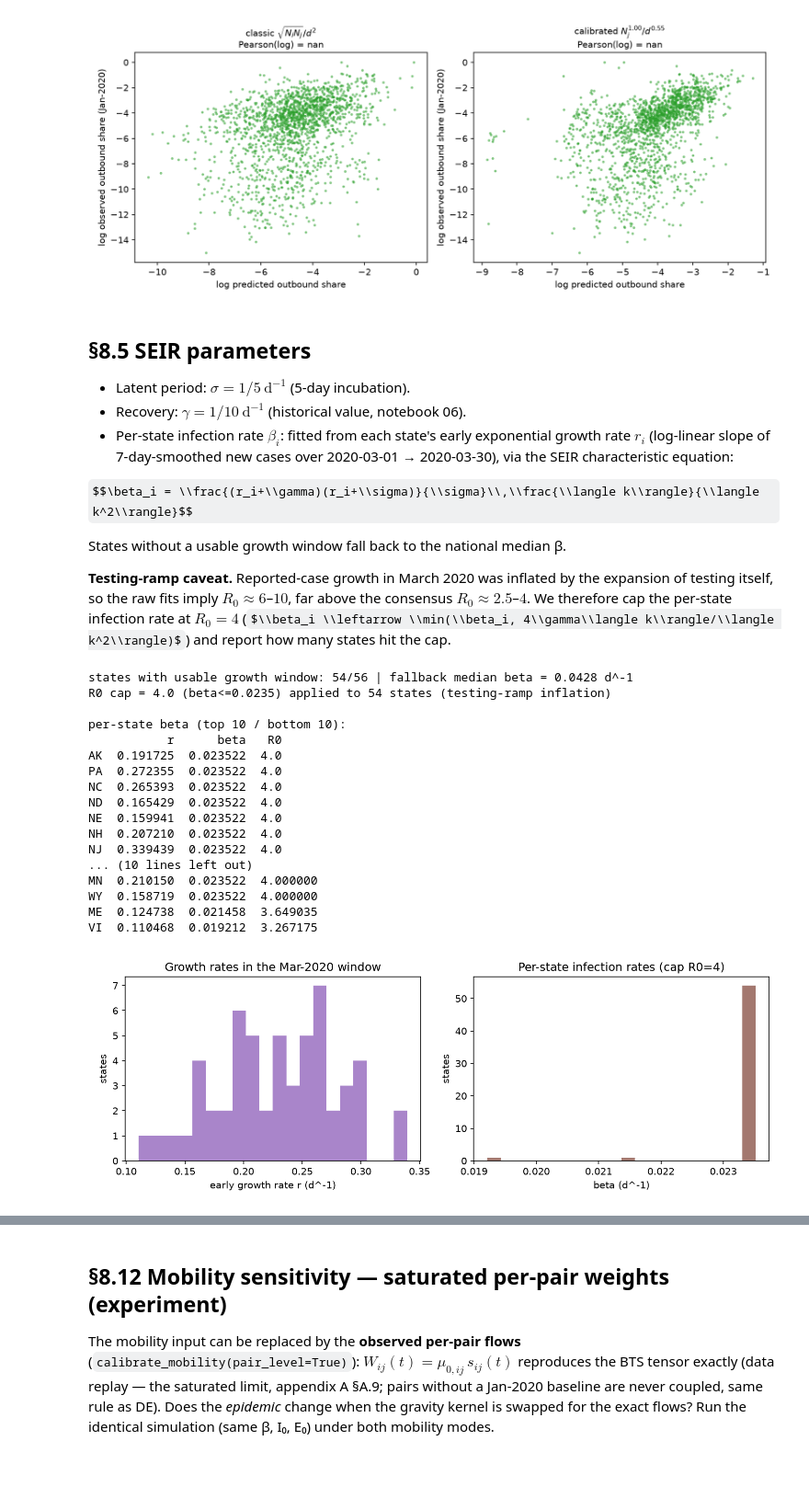
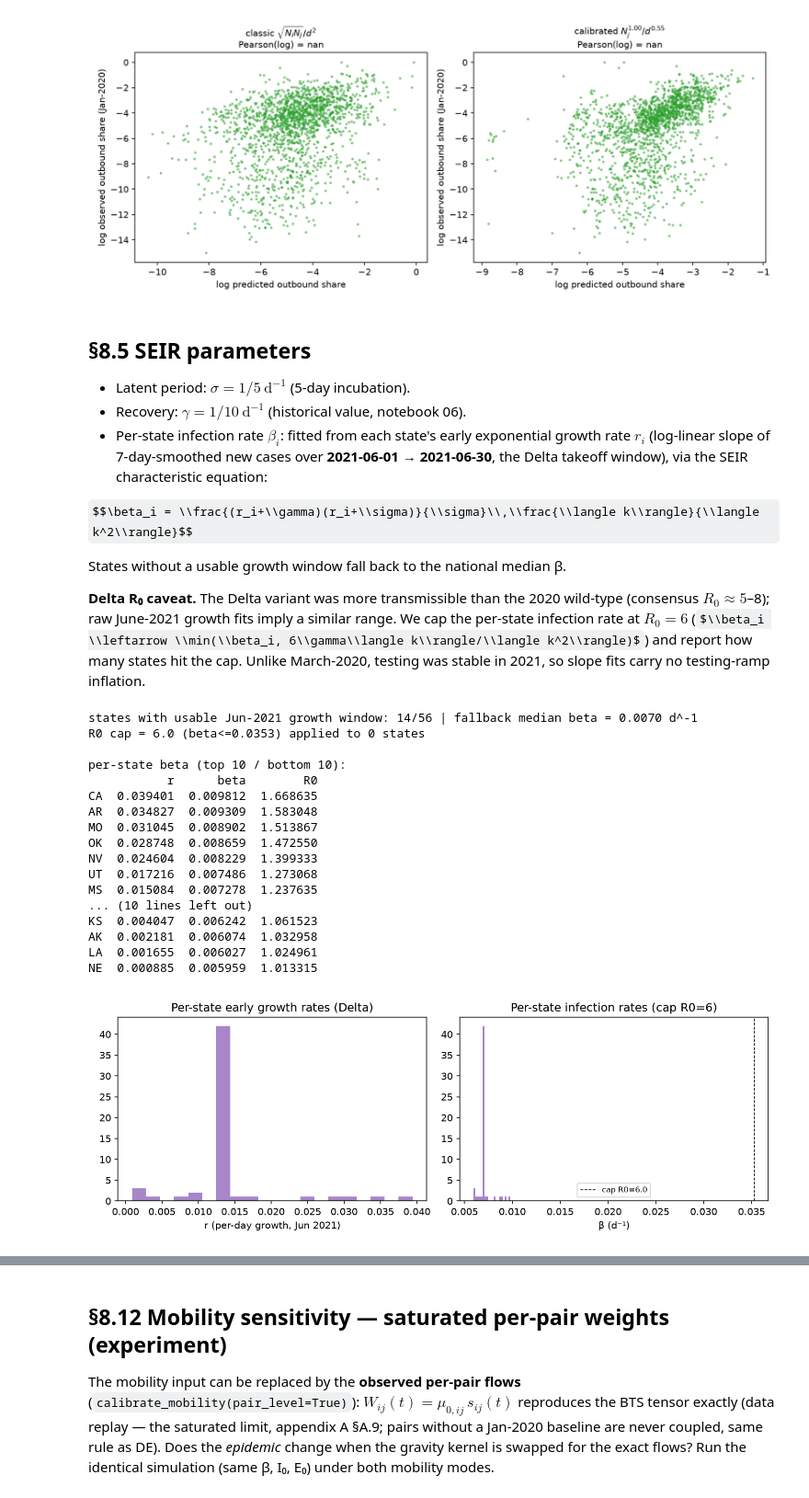
Before and after one commit to Zikai311/US_COVID, a Jupyter notebook: notebooks/08_metapopulation.ipynb, the cells around one changed output, grey strips where cells are left out. Shown at 92% size. Saved outputs shown, nothing was run; the diff lists cells and outputs as text; code cells hidden in the pictures; some formulas as TeX source; blank space fills up the shorter version.

Commit message:
notebook 08: wave-4 (Delta 2021) run — window 2021-06..10, Jun-growth beta, R0 cap 6

```diff
--- a/notebooks/08_metapopulation.ipynb
+++ b/notebooks/08_metapopulation.ipynb
@@ -278,18 +279,19 @@ calibrated N_j^1.00/d^0.55         pooled share Pearson = 0.4484 | Spearman = 0.
 - Recovery: $\gamma = 1/10\ \mathrm{d}^{-1}$ (historical value, notebook 06).
 - Per-state infection rate $\beta_i$: fitted from each state's early
   exponential growth rate $r_i$ (log-linear slope of 7-day-smoothed new
-  cases over 2020-03-01 → 2020-03-30), via the SEIR characteristic equation:
+  cases over **2021-06-01 → 2021-06-30**, the Delta takeoff window), via
+  the SEIR characteristic equation:
 
 $$\beta_i = \\frac{(r_i+\\gamma)(r_i+\\sigma)}{\\sigma}\\,\\frac{\\langle k\\rangle}{\\langle k^2\\rangle}$$
 
 States without a usable growth window fall back to the national median β.
 
-**Testing-ramp caveat.** Reported-case growth in March 2020 was inflated by
-the expansion of testing itself, so the raw fits imply $R_0 \approx 6$–$10$,
-far above the consensus $R_0 \approx 2.5$–$4$.  We therefore cap the
-per-state infection rate at $R_0 = 4$
-($\\beta_i \\leftarrow \\min(\\beta_i, 4\\gamma\\langle k\\rangle/\\langle k^2\\rangle)$)
-and report how many states hit the cap.
+**Delta R₀ caveat.** The Delta variant was more transmissible than the
+2020 wild-type (consensus $R_0 \approx 5$–8); raw June-2021 growth fits
+imply a similar range. We cap the per-state infection rate at
+$R_0 = 6$ ($\\beta_i \\leftarrow \\min(\\beta_i, 6\\gamma\\langle k\\rangle/\\langle k^2\\rangle)$)
+and report how many states hit the cap. Unlike March-2020, testing was
+stable in 2021, so slope fits carry no testing-ramp inflation.
 # %%
 sigma, gamma = 1.0/5, 1.0/10
 mom_ratio = mean_k2 / mean_k
@@ -303,61 +305,63 @@ def fit_growth(df_sub):
     slope, _ = np.polyfit(t[m], np.log(s_[m]), 1)
     return slope if slope > 0 else np.nan
 
-win_start = pd.Timestamp('2020-03-01')
+win_start = pd.Timestamp('2021-06-01')
 win_days = 30
 r_i, beta_i = {}, {}
 for code in JURISDICTIONS:
     name = CODE_TO_NAME[code]
     sub = us[(us.state == name) & (us.date >= win_start)
              & (us.date < win_start + pd.Timedelta(days=win_days))].reset_index(drop=True)
     r_i[code] = fit_growth(sub)
     rv = r_i[code]
     beta_i[code] = (rv + gamma) * (rv + sigma) / sigma / mom_ratio if not np.isnan(rv) else np.nan
 
 rs = pd.Series(r_i); bs = pd.Series(beta_i)
 n_fit = int(bs.notna().sum())
 med_beta = float(bs.median())
 bs = bs.fillna(med_beta)
 rs = rs.fillna(float(rs.median()))
 
-R0_MAX = 4.0
+R0_MAX = 6.0   # Delta consensus upper bound (wave-1 run used 4.0)
 beta_cap = R0_MAX * gamma / mom_ratio
 n_cap = int((bs > beta_cap).sum())
 bs = bs.clip(upper=beta_cap)
-print(f'states with usable growth window: {n_fit}/56 | fallback median beta = {med_beta:.4f} d^-1')
-print(f'R0 cap = {R0_MAX} (beta<={beta_cap:.4f}) applied to {n_cap} states (testing-ramp inflation)')
+print(f'states with usable Jun-2021 growth window: {n_fit}/56 | fallback median beta = {med_beta:.4f} d^-1')
+print(f'R0 cap = {R0_MAX} (beta<={beta_cap:.4f}) applied to {n_cap} states')
 
 fit_df = pd.DataFrame({'r': rs, 'beta': bs, 'R0': bs * mom_ratio / gamma})
 print('\nper-state beta (top 10 / bottom 10):')
 print(fit_df.sort_values('beta', ascending=False).head(10).to_string())
 print(fit_df.sort_values('beta', ascending=False).tail(10).to_string())
 
 fig, axes = plt.subplots(1, 2, figsize=(10, 3.6))
 axes[0].hist(rs, bins=20, color='C4', alpha=0.8)
-axes[0].set_xlabel('early growth rate r (d^-1)'); axes[0].set_ylabel('states')
-axes[1].hist(bs, bins=20, color='C5', alpha=0.8)
-axes[1].set_xlabel('beta (d^-1)'); axes[1].set_ylabel('states')
-axes[0].set_title('Growth rates in the Mar-2020 window')
-axes[1].set_title('Per-state infection rates (cap R0=4)')
+axes[0].set_xlabel('r (per-day growth, Jun 2021)')
+axes[0].set_title('Per-state early growth rates (Delta)')
+axes[1].hist(bs, bins=20, color='C4', alpha=0.8)
+axes[1].axvline(beta_cap, color='k', ls='--', lw=0.8, label=f'cap R0={R0_MAX}')
+axes[1].set_xlabel('β (d⁻¹)')
+axes[1].set_title('Per-state infection rates (cap R0=6)')
+axes[1].legend(fontsize=8)
 plt.tight_layout(); plt.savefig(f'{ASSETS}/fig64_beta_estimates.png'); plt.show()
 show_fig(f'{ASSETS}/fig64_beta_estimates.png')
 # %% [output]
-states with usable growth window: 54/56 | fallback median beta = 0.0428 d^-1
-R0 cap = 4.0 (beta<=0.0235) applied to 54 states (testing-ramp inflation)
+states with usable Jun-2021 growth window: 14/56 | fallback median beta = 0.0070 d^-1
+R0 cap = 6.0 (beta<=0.0353) applied to 0 states
 
 per-state beta (top 10 / bottom 10):
-           r      beta   R0
-AK  0.191725  0.023522  4.0
-PA  0.272355  0.023522  4.0
-NC  0.265393  0.023522  4.0
-ND  0.165429  0.023522  4.0
-NE  0.159941  0.023522  4.0
-NH  0.207210  0.023522  4.0
-NJ  0.339439  0.023522  4.0
+           r      beta        R0
+CA  0.039401  0.009812  1.668635
+AR  0.034827  0.009309  1.583048
+MO  0.031045  0.008902  1.513867
+OK  0.028748  0.008659  1.472550
+NV  0.024604  0.008229  1.399333
+UT  0.017216  0.007486  1.273068
+MS  0.015084  0.007278  1.237635
 ... (10 lines left out)
-MN  0.210150  0.023522  4.000000
-WY  0.158719  0.023522  4.000000
-ME  0.124738  0.021458  3.649035
-VI  0.110468  0.019212  3.267175
+KS  0.004047  0.006242  1.061523
+AK  0.002181  0.006074  1.032958
+LA  0.001655  0.006027  1.024961
+NE  0.000885  0.005959  1.013315
-[figure, old version]
+[figure, new version]
 # %% [markdown]
```
Also changed, not shown: parts of 21 cells of this notebook, 7 other files.
